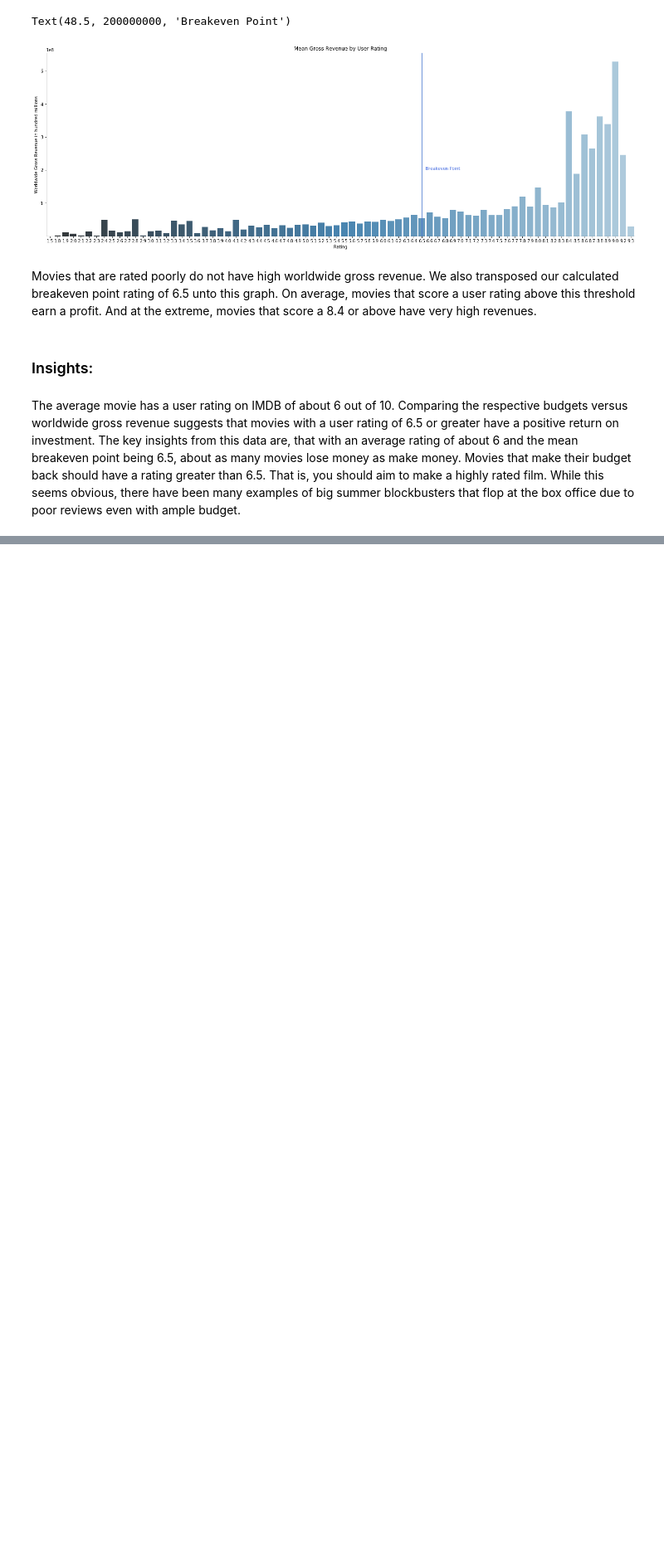
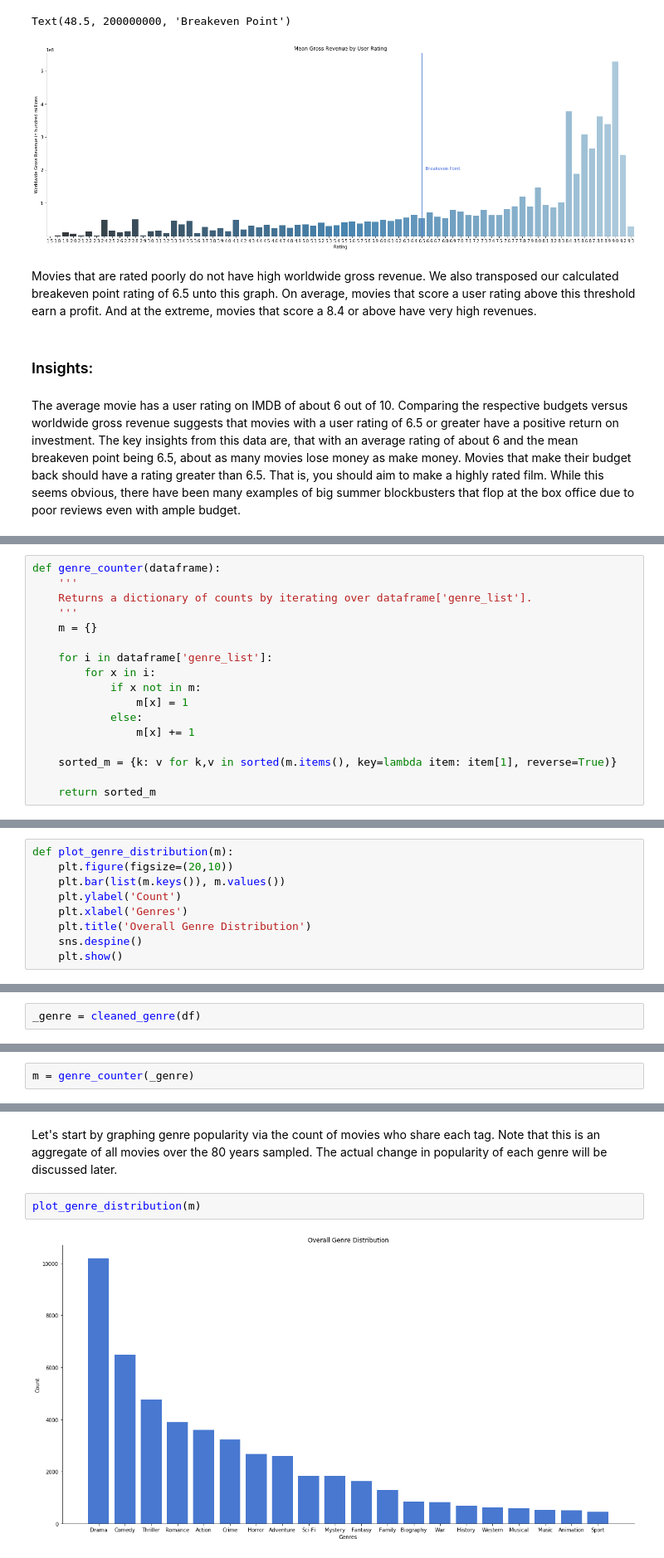
Before and after one commit to ArenCarpenter/Movie_Genre_Analysis, a Jupyter notebook: Final.ipynb, the cells around one changed output, grey strips where cells are left out. Shown at 83% size. Drawn from its saved outputs; the diff is of its cells as text; blank space fills up the shorter version.

```diff
--- a/Final.ipynb
+++ b/Final.ipynb
@@ -567,0 +614,17 @@ The average movie has a user rating on IMDB of about 6 out of 10. Comparing the
+# %%
+def genre_counter(dataframe):
+    '''
+    Returns a dictionary of counts by iterating over dataframe['genre_list'].
+    '''
+    m = {}
+
+    for i in dataframe['genre_list']:
+        for x in i:
+            if x not in m:
+                m[x] = 1
+            else:
+                m[x] += 1
+
+    sorted_m = {k: v for k,v in sorted(m.items(), key=lambda item: item[1], reverse=True)}
+
+    return sorted_m
@@ -567,0 +738,9 @@ The average movie has a user rating on IMDB of about 6 out of 10. Comparing the
+# %%
+def plot_genre_distribution(m):
+    plt.figure(figsize=(20,10))
+    plt.bar(list(m.keys()), m.values())
+    plt.ylabel('Count')
+    plt.xlabel('Genres')
+    plt.title('Overall Genre Distribution')
+    sns.despine()
+    plt.show()
@@ -567,0 +749,2 @@ The average movie has a user rating on IMDB of about 6 out of 10. Comparing the
+# %%
+_genre = cleaned_genre(df)
@@ -567,0 +756,2 @@ The average movie has a user rating on IMDB of about 6 out of 10. Comparing the
+# %%
+m = genre_counter(_genre)
@@ -567,0 +762,6 @@ The average movie has a user rating on IMDB of about 6 out of 10. Comparing the
+# %% [markdown]
+Let's start by graphing genre popularity via the count of movies who share each tag. Note that this is an aggregate of all movies over the 80 years sampled. The actual change in popularity of each genre will be discussed later.
+# %%
+plot_genre_distribution(m)
+# %% [output]
+[figure, added]
```
Also changed, not shown: parts of 44 cells of this notebook, 4 other files.
